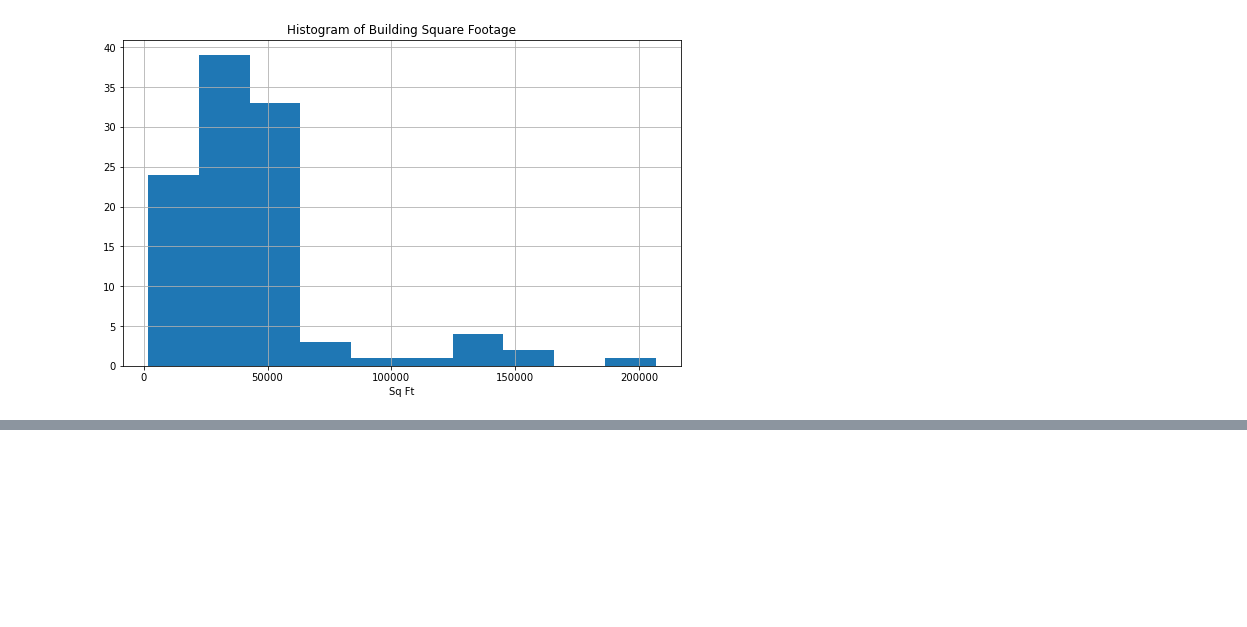
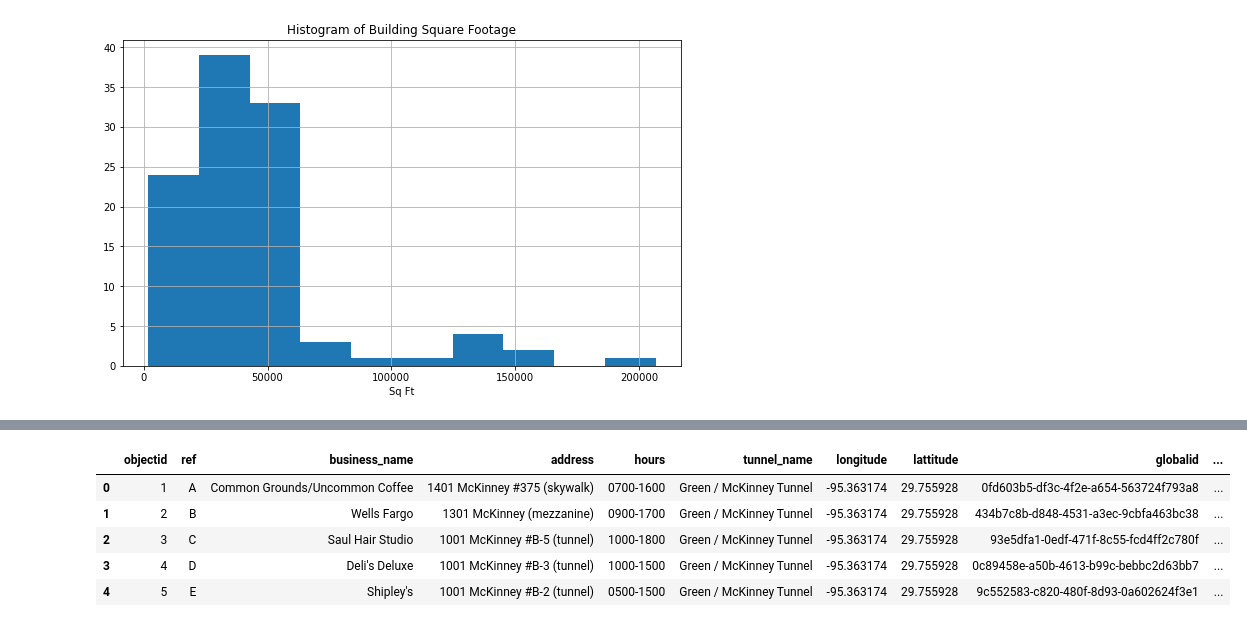
Before and after one commit to jorgegarcia1396/houston-tunnel-mapping, a Jupyter notebook: tunnels-eda.ipynb, the cells around one changed output, grey strips where cells are left out. Cells and saved outputs as stored; diff of their text form; code cells hidden in the pictures; blank space fills up the shorter version.

```diff
--- a/tunnels-eda.ipynb
+++ b/tunnels-eda.ipynb
@@ -114,0 +139,9 @@ plt.show()
+# %%
+business.head()
+# %% [output]
+|  | objectid | ref | business_name | address | hours | tunnel_name | longitude | lattitude | globalid | ... |
+| 0 | 1 | A | Common Grounds/Uncommon Coffee | 1401 McKinney #375 (skywalk) | 0700-1600 | Green / McKinney Tunnel | -95.363174 | 29.755928 | 0fd603b5-df3c-4f2e-a654-563724f793a8 | ... |
+| 1 | 2 | B | Wells Fargo | 1301 McKinney (mezzanine) | 0900-1700 | Green / McKinney Tunnel | -95.363174 | 29.755928 | 434b7c8b-d848-4531-a3ec-9cbfa463bc38 | ... |
+| 2 | 3 | C | Saul Hair Studio | 1001 McKinney #B-5 (tunnel) | 1000-1800 | Green / McKinney Tunnel | -95.363174 | 29.755928 | 93e5dfa1-0edf-471f-8c55-fcd4ff2c780f | ... |
+| 3 | 4 | D | Deli's Deluxe | 1001 McKinney #B-3 (tunnel) | 1000-1500 | Green / McKinney Tunnel | -95.363174 | 29.755928 | 0c89458e-a50b-4613-b99c-bebbc2d63bb7 | ... |
+| 4 | 5 | E | Shipley's | 1001 McKinney #B-2 (tunnel) | 0500-1500 | Green / McKinney Tunnel | -95.363174 | 29.755928 | 9c552583-c820-480f-8d93-0a602624f3e1 | ... |
```
Also changed, not shown: parts of 4 cells of this notebook, 2 other files.
